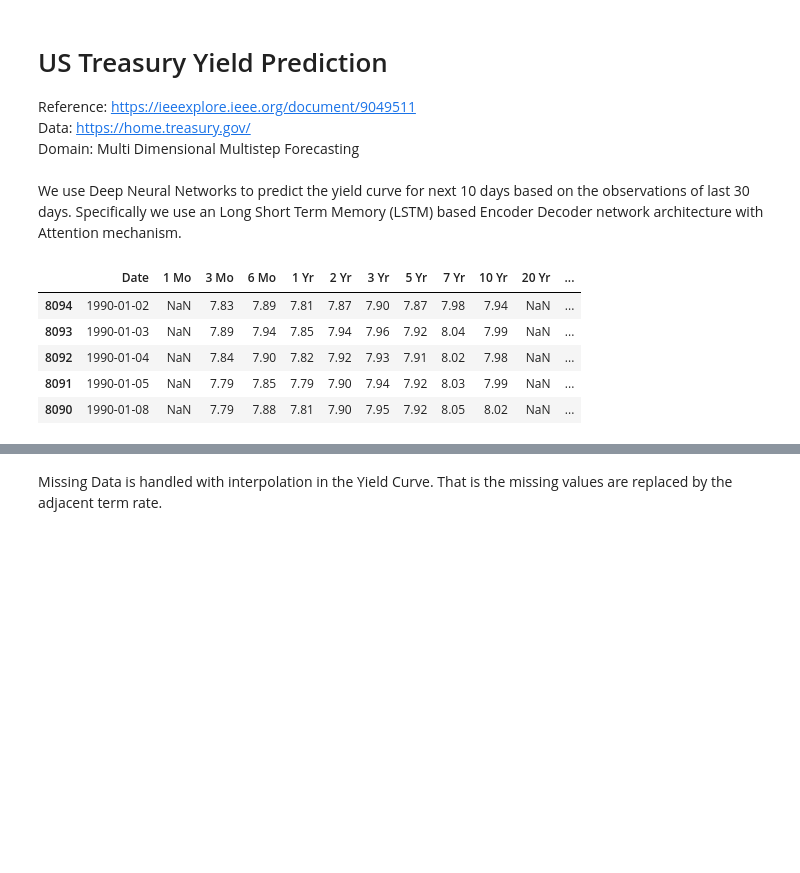
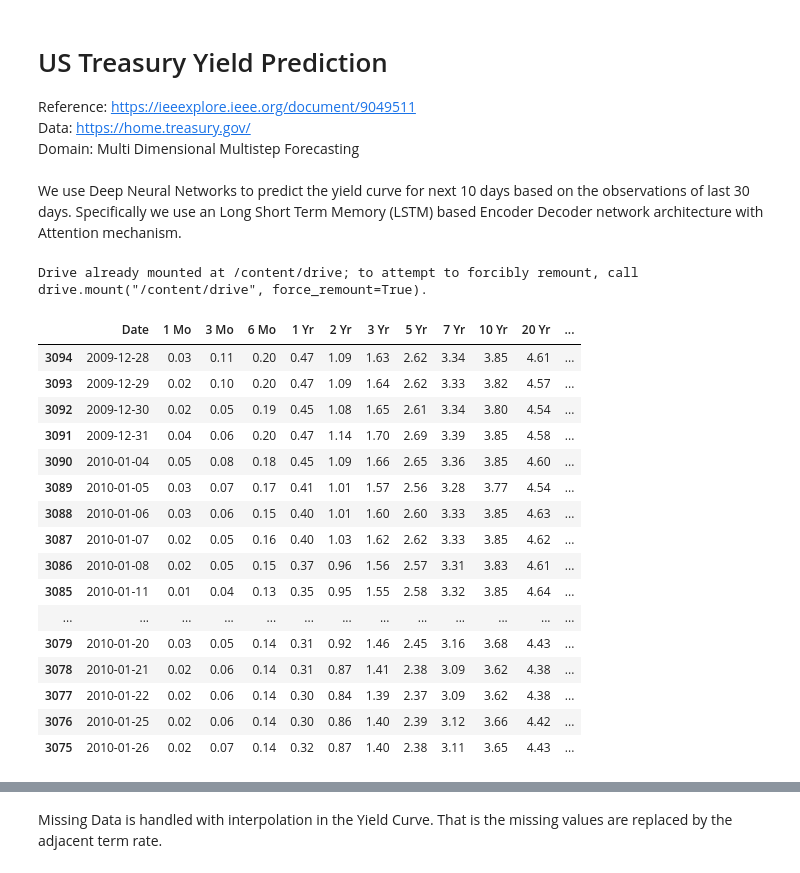
Before and after one commit to lonewolf9171/us-yield-curve-prediction-lstm-encdec-attn, a Jupyter notebook: US_Treasury_Rate_Prediction.ipynb, the cells around one changed output, grey strips where cells are left out. Drawn from its saved outputs; the diff is of its cells as text; code cells hidden in the pictures; blank space fills up the shorter version.

```diff
--- a/US_Treasury_Rate_Prediction.ipynb
+++ b/US_Treasury_Rate_Prediction.ipynb
@@ -23,6 +25,11 @@ from torch.nn.modules import dropout
 plt.style.use("Solarize_Light2")
 plt.rcParams["figure.figsize"] = (10, 7)
 # plt.figure(dpi=300)
+# %%
+from google.colab import drive
+drive.mount('/content/drive')
+# %% [output]
+Drive already mounted at /content/drive; to attempt to forcibly remount, call drive.mount("/content/drive", force_remount=True).
 # %%
 data_path = "/content/drive/MyDrive/Projects/Deep Bonds/data/"
 # %%
@@ -30,15 +37,26 @@ yield_df = pd.read_csv(data_path + "US_Treasury_Yield.csv")
 yield_df["Date"] = yield_df["Date"].apply(lambda  x: datetime.datetime.strptime(str(x), "%m/%d/%y"))
 yield_df = yield_df.sort_values(["Date"])
 yield_df.drop(["2 Mo"], axis=1, inplace=True)
-# %%
-yield_df.head()
-# %% [output]
-|  | Date | 1 Mo | 3 Mo | 6 Mo | 1 Yr | 2 Yr | 3 Yr | 5 Yr | 7 Yr | 10 Yr | 20 Yr | ... |
-| 8094 | 1990-01-02 | NaN | 7.83 | 7.89 | 7.81 | 7.87 | 7.90 | 7.87 | 7.98 | 7.94 | NaN | ... |
-| 8093 | 1990-01-03 | NaN | 7.89 | 7.94 | 7.85 | 7.94 | 7.96 | 7.92 | 8.04 | 7.99 | NaN | ... |
-| 8092 | 1990-01-04 | NaN | 7.84 | 7.90 | 7.82 | 7.92 | 7.93 | 7.91 | 8.02 | 7.98 | NaN | ... |
-| 8091 | 1990-01-05 | NaN | 7.79 | 7.85 | 7.79 | 7.90 | 7.94 | 7.92 | 8.03 | 7.99 | NaN | ... |
-| 8090 | 1990-01-08 | NaN | 7.79 | 7.88 | 7.81 | 7.90 | 7.95 | 7.92 | 8.05 | 8.02 | NaN | ... |
+# %%
+yield_df.iloc[5000:5020]
+# %% [output]
+|  | Date | 1 Mo | 3 Mo | 6 Mo | 1 Yr | 2 Yr | 3 Yr | 5 Yr | 7 Yr | 10 Yr | 20 Yr | ... |
+| 3094 | 2009-12-28 | 0.03 | 0.11 | 0.20 | 0.47 | 1.09 | 1.63 | 2.62 | 3.34 | 3.85 | 4.61 | ... |
+| 3093 | 2009-12-29 | 0.02 | 0.10 | 0.20 | 0.47 | 1.09 | 1.64 | 2.62 | 3.33 | 3.82 | 4.57 | ... |
+| 3092 | 2009-12-30 | 0.02 | 0.05 | 0.19 | 0.45 | 1.08 | 1.65 | 2.61 | 3.34 | 3.80 | 4.54 | ... |
+| 3091 | 2009-12-31 | 0.04 | 0.06 | 0.20 | 0.47 | 1.14 | 1.70 | 2.69 | 3.39 | 3.85 | 4.58 | ... |
+| 3090 | 2010-01-04 | 0.05 | 0.08 | 0.18 | 0.45 | 1.09 | 1.66 | 2.65 | 3.36 | 3.85 | 4.60 | ... |
+| 3089 | 2010-01-05 | 0.03 | 0.07 | 0.17 | 0.41 | 1.01 | 1.57 | 2.56 | 3.28 | 3.77 | 4.54 | ... |
+| 3088 | 2010-01-06 | 0.03 | 0.06 | 0.15 | 0.40 | 1.01 | 1.60 | 2.60 | 3.33 | 3.85 | 4.63 | ... |
+| 3087 | 2010-01-07 | 0.02 | 0.05 | 0.16 | 0.40 | 1.03 | 1.62 | 2.62 | 3.33 | 3.85 | 4.62 | ... |
+| 3086 | 2010-01-08 | 0.02 | 0.05 | 0.15 | 0.37 | 0.96 | 1.56 | 2.57 | 3.31 | 3.83 | 4.61 | ... |
+| 3085 | 2010-01-11 | 0.01 | 0.04 | 0.13 | 0.35 | 0.95 | 1.55 | 2.58 | 3.32 | 3.85 | 4.64 | ... |
+| ... | ... | ... | ... | ... | ... | ... | ... | ... | ... | ... | ... | ... |
+| 3079 | 2010-01-20 | 0.03 | 0.05 | 0.14 | 0.31 | 0.92 | 1.46 | 2.45 | 3.16 | 3.68 | 4.43 | ... |
+| 3078 | 2010-01-21 | 0.02 | 0.06 | 0.14 | 0.31 | 0.87 | 1.41 | 2.38 | 3.09 | 3.62 | 4.38 | ... |
+| 3077 | 2010-01-22 | 0.02 | 0.06 | 0.14 | 0.30 | 0.84 | 1.39 | 2.37 | 3.09 | 3.62 | 4.38 | ... |
+| 3076 | 2010-01-25 | 0.02 | 0.06 | 0.14 | 0.30 | 0.86 | 1.40 | 2.39 | 3.12 | 3.66 | 4.42 | ... |
+| 3075 | 2010-01-26 | 0.02 | 0.07 | 0.14 | 0.32 | 0.87 | 1.40 | 2.38 | 3.11 | 3.65 | 4.43 | ... |
 # %%
 yield_df.describe()
 # %% [output]
```
Also changed, not shown: parts of 1 cell of this notebook.
